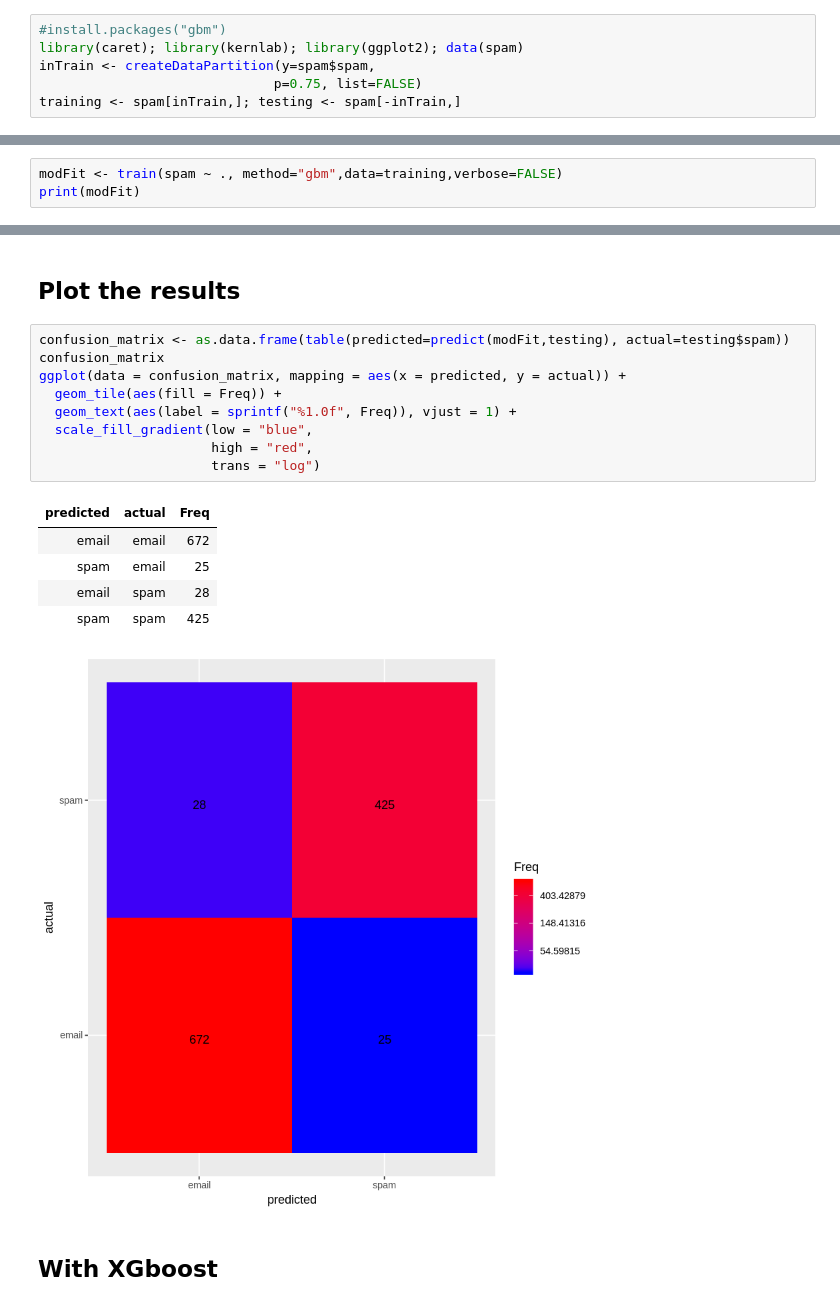
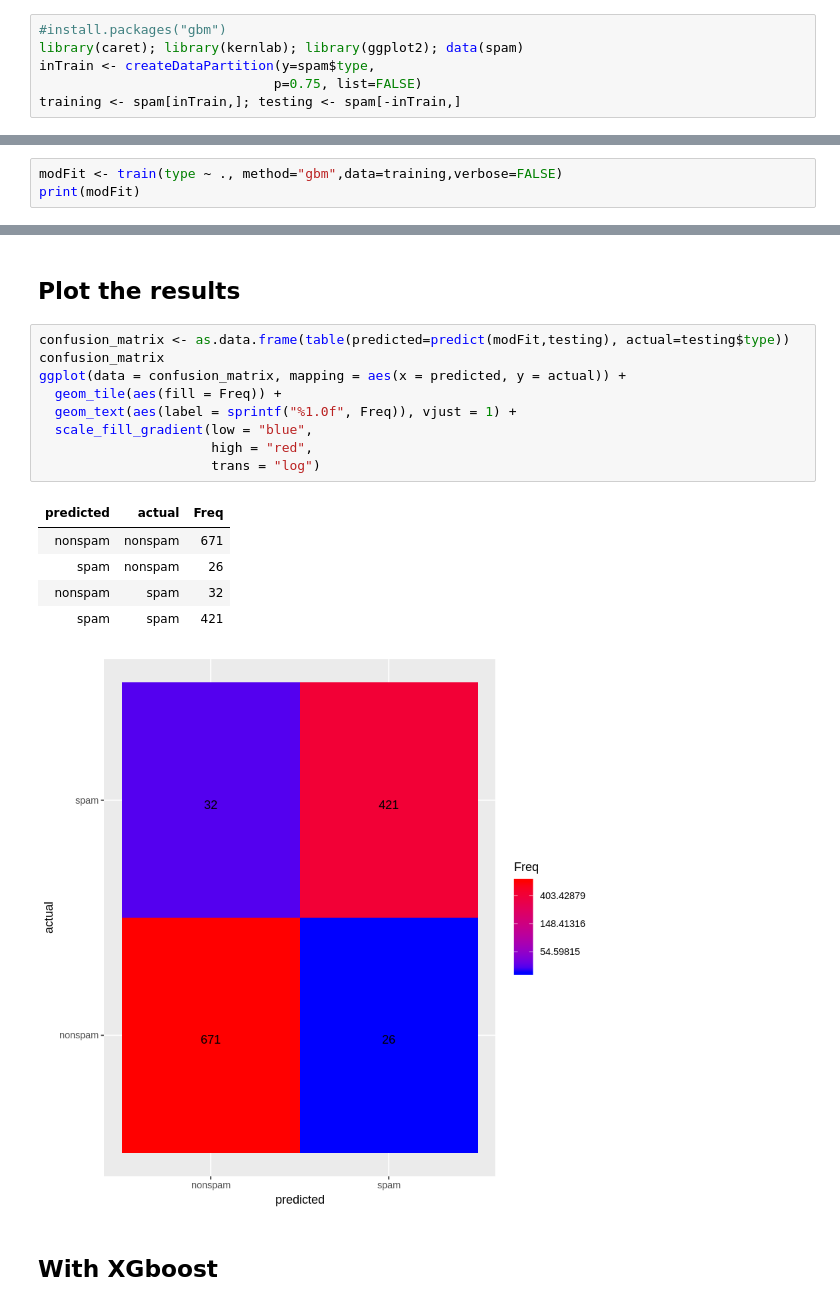
Before and after one commit to radcheb/R_course, a Jupyter notebook: L5-Practical_ml.ipynb, the cells around one changed output, grey strips where cells are left out. Saved outputs shown, nothing was run; the diff lists cells and outputs as text.

```diff
--- a/L5-Practical_ml.ipynb
+++ b/L5-Practical_ml.ipynb
@@ -1256,13 +1242,13 @@ $f(x) = \rm{sgn}\left(\sum_{t=1}^T \alpha_t h_t(x)\right)$.
 # %%
 #install.packages("gbm")
 library(caret); library(kernlab); library(ggplot2); data(spam)
-inTrain <- createDataPartition(y=spam$spam,
+inTrain <- createDataPartition(y=spam$type,
                               p=0.75, list=FALSE)
 training <- spam[inTrain,]; testing <- spam[-inTrain,]
 # %% [markdown]
 ## Fit the model
 # %%
-modFit <- train(spam ~ ., method="gbm",data=training,verbose=FALSE)
+modFit <- train(type ~ ., method="gbm",data=training,verbose=FALSE)
 print(modFit)
 # %% [output]
 Stochastic Gradient Boosting
@@ -1285,21 +1271,21 @@ The final values used for the model were n.trees = 150, interaction.depth =
 # %% [markdown]
 ## Plot the results
 # %%
-confusion_matrix <- as.data.frame(table(predicted=predict(modFit,testing), actual=testing$spam))
+confusion_matrix <- as.data.frame(table(predicted=predict(modFit,testing), actual=testing$type))
 confusion_matrix
 ggplot(data = confusion_matrix, mapping = aes(x = predicted, y = actual)) +
   geom_tile(aes(fill = Freq)) +
   geom_text(aes(label = sprintf("%1.0f", Freq)), vjust = 1) +
   scale_fill_gradient(low = "blue",
                       high = "red",
                       trans = "log")
 # %% [output]
 | predicted | actual | Freq |
-| email | email | 672 |
-| spam | email | 25 |
-| email | spam | 28 |
-| spam | spam | 425 |
+| nonspam | nonspam | 671 |
+| spam | nonspam | 26 |
+| nonspam | spam | 32 |
+| spam | spam | 421 |
-[figure, old version]
+[figure, new version]
 # %% [markdown]
 ## With XGboost
 # %%
```
Also changed, not shown: parts of 9 cells of this notebook.
